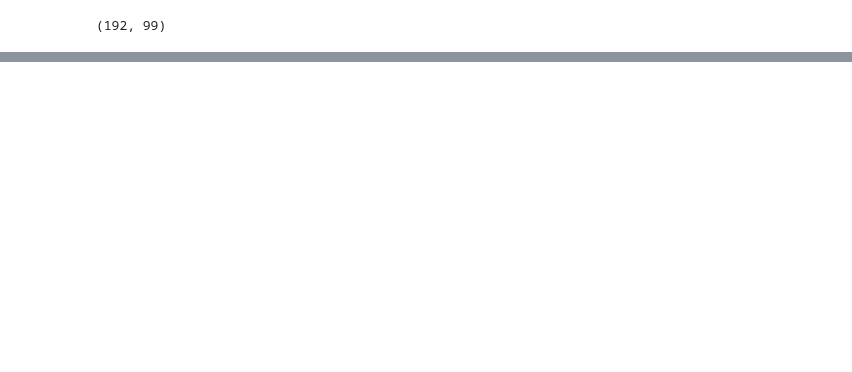
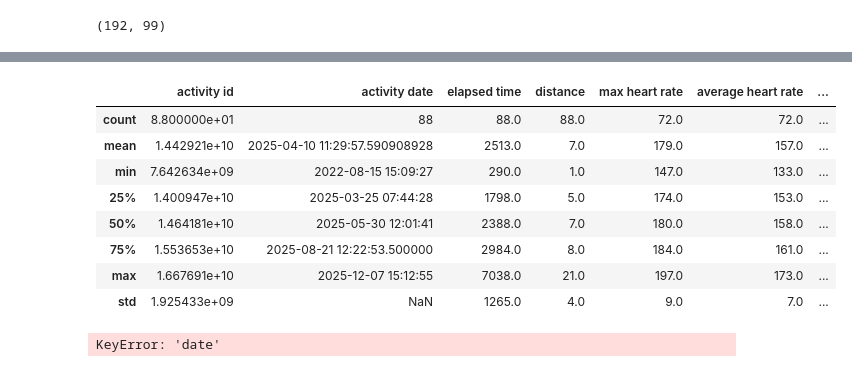
Before and after one commit to CarlArthur01/Running-analyzer, a Jupyter notebook: data_cleaner.ipynb, the cells around one changed output, grey strips where cells are left out. Saved outputs shown, nothing was run; the diff lists cells and outputs as text; code cells hidden in the pictures; blank space fills up the shorter version.

```diff
--- a/data_cleaner.ipynb
+++ b/data_cleaner.ipynb
@@ -49,0 +80,19 @@ data.head()
+# %%
+data = data[data['minutes/km']<7.5]
+data.describe().round(0)
+# %% [output]
+|  | activity id | activity date | elapsed time | distance | max heart rate | average heart rate | ... |
+| count | 8.800000e+01 | 88 | 88.0 | 88.0 | 72.0 | 72.0 | ... |
+| mean | 1.442921e+10 | 2025-04-10 11:29:57.590908928 | 2513.0 | 7.0 | 179.0 | 157.0 | ... |
+| min | 7.642634e+09 | 2022-08-15 15:09:27 | 290.0 | 1.0 | 147.0 | 133.0 | ... |
+| 25% | 1.400947e+10 | 2025-03-25 07:44:28 | 1798.0 | 5.0 | 174.0 | 153.0 | ... |
+| 50% | 1.464181e+10 | 2025-05-30 12:01:41 | 2388.0 | 7.0 | 180.0 | 158.0 | ... |
+| 75% | 1.553653e+10 | 2025-08-21 12:22:53.500000 | 2984.0 | 8.0 | 184.0 | 161.0 | ... |
+| max | 1.667691e+10 | 2025-12-07 15:12:55 | 7038.0 | 21.0 | 197.0 | 173.0 | ... |
+| std | 1.925433e+09 | NaN | 1265.0 | 4.0 | 9.0 | 7.0 | ... |
+# %%
+# lets see volume of each month
+data['year_month'] = data['date'].dt.to_period('M')
+data.groupby('year_month').size().plot(kind='bar')
+# %% [output]
+KeyError: 'date'
```
Also changed, not shown: parts of 6 cells of this notebook.
